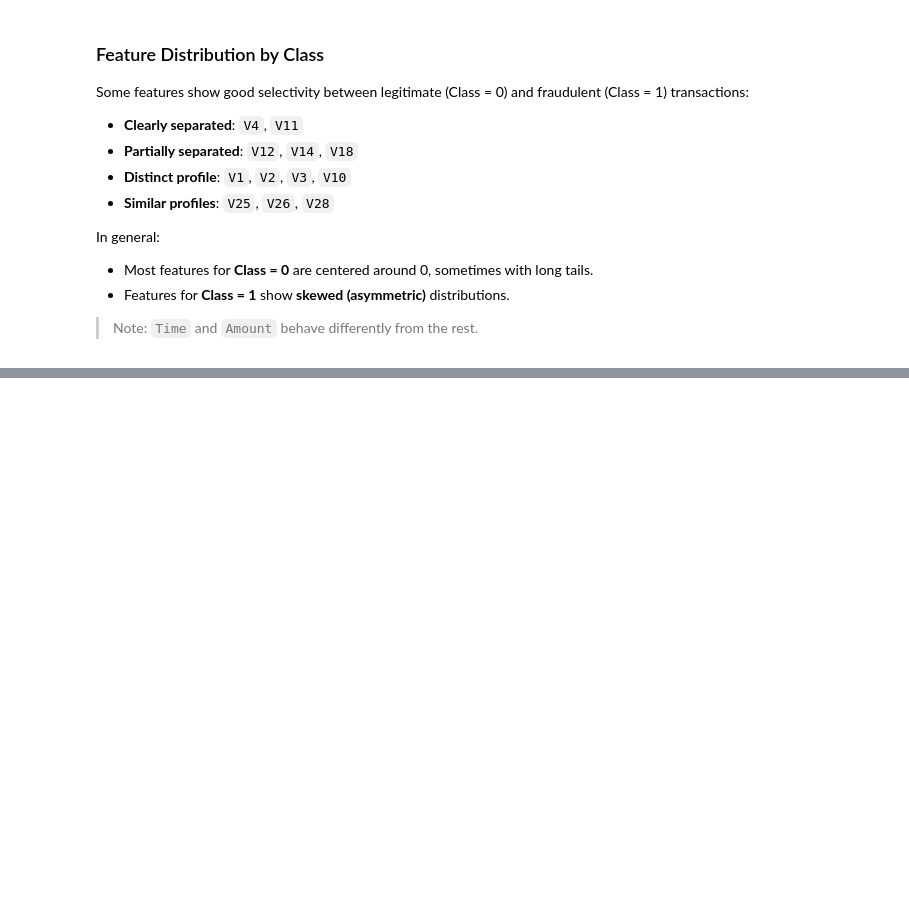
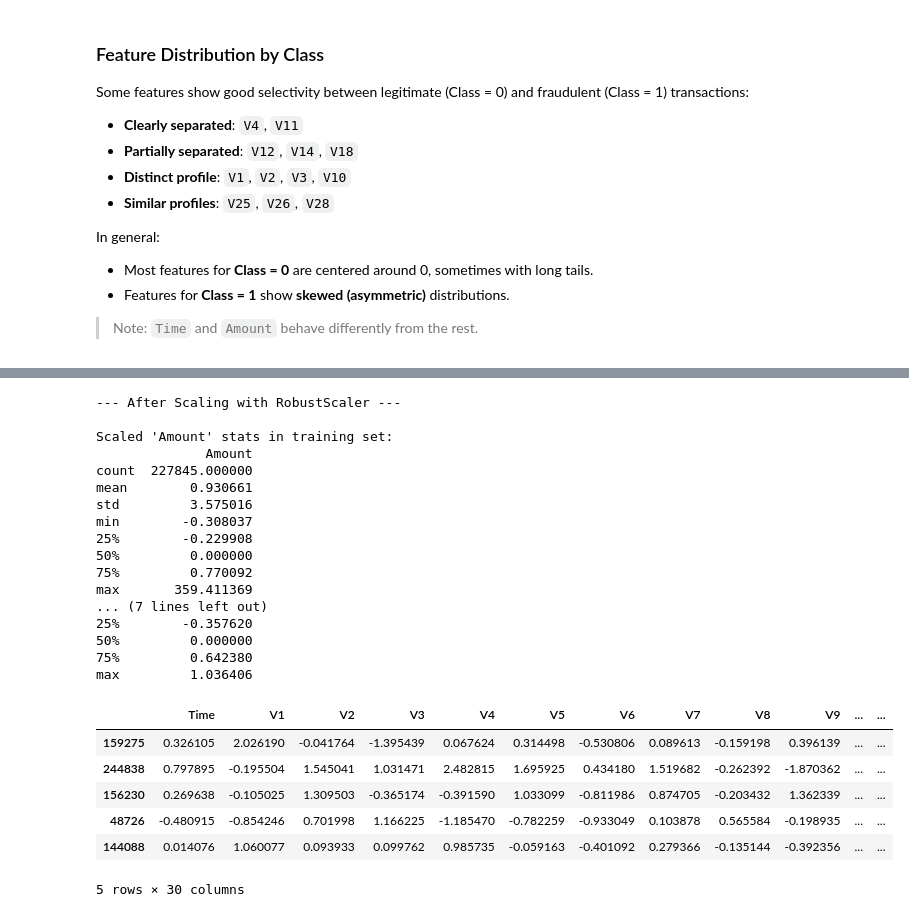
Before and after one commit to shehryars715/Payment_Anomaly_Detector, a Jupyter notebook: cc_Eda.ipynb, the cells around one changed output, grey strips where cells are left out. Drawn from its saved outputs; the diff is of its cells as text; code cells hidden in the pictures; blank space fills up the shorter version.

```diff
--- a/cc_Eda.ipynb
+++ b/cc_Eda.ipynb
@@ -348,0 +332,9 @@ and update your code. This will become an error in seaborn v0.14.0.
+# %%
+from sklearn.model_selection import train_test_split
+from sklearn.preprocessing import RobustScaler
+from sklearn.metrics import classification_report, confusion_matrix, ConfusionMatrixDisplay, roc_auc_score
+import lightgbm as lgb
+
+# Separate features and target
+X = df.drop('Class', axis=1)
+y = df['Class']
@@ -348,0 +379,33 @@ and update your code. This will become an error in seaborn v0.14.0.
+# %%
+print("\n--- After Scaling with RobustScaler ---")
+print("\nScaled 'Amount' stats in training set:")
+print(pd.DataFrame(X_train['Amount']).describe())
+print("\nScaled 'Time' stats in training set:")
+print(pd.DataFrame(X_train['Time']).describe())
+
+X_train.head()
+# %% [output]
+--- After Scaling with RobustScaler ---
+
+Scaled 'Amount' stats in training set:
+              Amount
+count  227845.000000
+mean        0.930661
+std         3.575016
+min        -0.308037
+25%        -0.229908
+50%         0.000000
+75%         0.770092
+max       359.411369
+... (7 lines left out)
+25%        -0.357620
+50%         0.000000
+75%         0.642380
+max         1.036406
+|  | Time | V1 | V2 | V3 | V4 | V5 | V6 | V7 | V8 | V9 | ... | ... |
+| 159275 | 0.326105 | 2.026190 | -0.041764 | -1.395439 | 0.067624 | 0.314498 | -0.530806 | 0.089613 | -0.159198 | 0.396139 | ... | ... |
+| 244838 | 0.797895 | -0.195504 | 1.545041 | 1.031471 | 2.482815 | 1.695925 | 0.434180 | 1.519682 | -0.262392 | -1.870362 | ... | ... |
+| 156230 | 0.269638 | -0.105025 | 1.309503 | -0.365174 | -0.391590 | 1.033099 | -0.811986 | 0.874705 | -0.203432 | 1.362339 | ... | ... |
+| 48726 | -0.480915 | -0.854246 | 0.701998 | 1.166225 | -1.185470 | -0.782259 | -0.933049 | 0.103878 | 0.565584 | -0.198935 | ... | ... |
+| 144088 | 0.014076 | 1.060077 | 0.093933 | 0.099762 | 0.985735 | -0.059163 | -0.401092 | 0.279366 | -0.135144 | -0.392356 | ... | ... |
+5 rows × 30 columns
```
Also changed, not shown: parts of 7 cells of this notebook.
